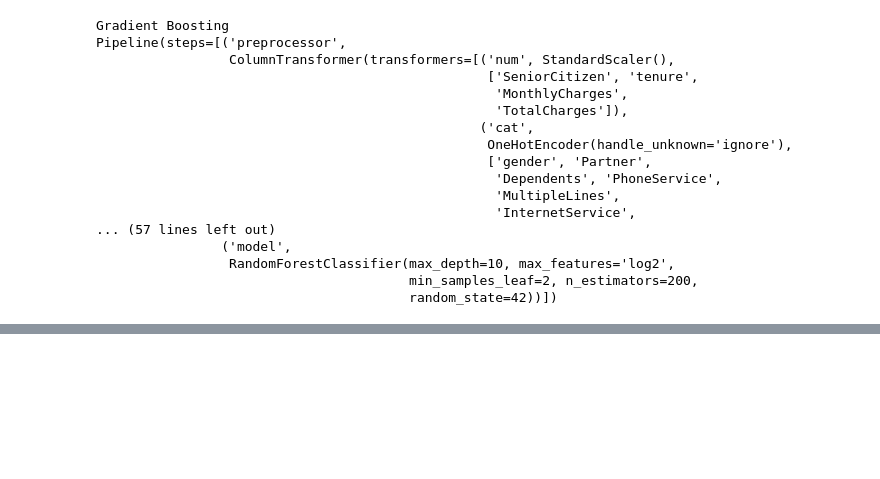
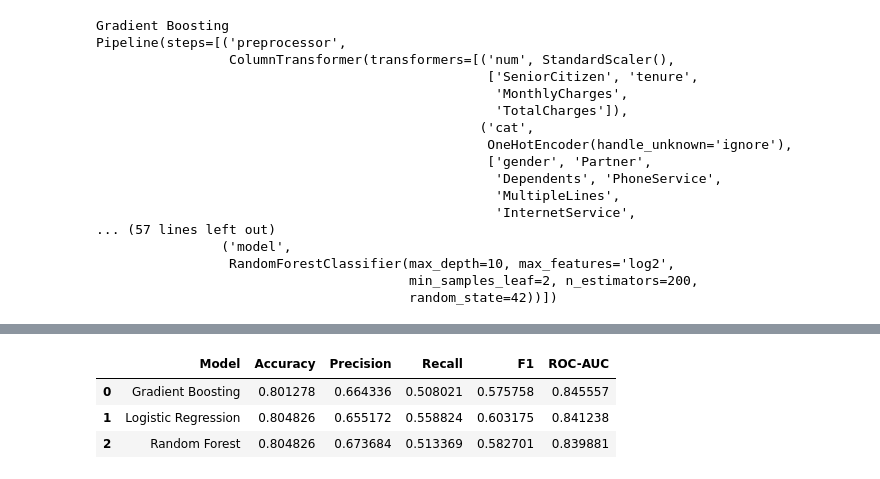
Before and after one commit to BikeshKumar919/customer-churn-ml, a Jupyter notebook: notebooks/03_model_training.ipynb, the cells around one changed output, grey strips where cells are left out. Saved outputs shown, nothing was run; the diff lists cells and outputs as text; code cells hidden in the pictures; blank space fills up the shorter version.

```diff
--- a/notebooks/03_model_training.ipynb
+++ b/notebooks/03_model_training.ipynb
@@ -1021,0 +1038,41 @@ Pipeline(steps=[('preprocessor',
+# %%
+final_results = []
+
+for name, model in best_models.items():
+
+    # Predictions on the untouched test set
+    y_pred = model.predict(X_test)
+    y_prob = model.predict_proba(X_test)[:, 1]
+
+    # Metrics
+    accuracy = accuracy_score(y_test, y_pred)
+    precision = precision_score(y_test, y_pred)
+    recall = recall_score(y_test, y_pred)
+    f1 = f1_score(y_test, y_pred)
+    roc_auc = roc_auc_score(y_test, y_prob)
+
+    final_results.append({
+        "Model": name,
+        "Accuracy": accuracy,
+        "Precision": precision,
+        "Recall": recall,
+        "F1": f1,
+        "ROC-AUC": roc_auc
+    })
+
+    print("=" * 60)
+    print(name)
+    print("=" * 60)
+
+    print("Accuracy :", accuracy)
+    print("Precision:", precision)
+    print("Recall   :", recall)
+    print("F1 Score :", f1)
+    print("ROC-AUC  :", roc_auc)
+
+    print("\nClassification Report:")
+    print(classification_report(y_test, y_pred))
+
+    print("Confusion Matrix:")
+    print(confusion_matrix(y_test, y_pred))
+    print()
@@ -1021,0 +1097,9 @@ Pipeline(steps=[('preprocessor',
+# %%
+final_results_df = pd.DataFrame(final_results)
+
+final_results_df
+# %% [output]
+|  | Model | Accuracy | Precision | Recall | F1 | ROC-AUC |
+| 0 | Gradient Boosting | 0.801278 | 0.664336 | 0.508021 | 0.575758 | 0.845557 |
+| 1 | Logistic Regression | 0.804826 | 0.655172 | 0.558824 | 0.603175 | 0.841238 |
+| 2 | Random Forest | 0.804826 | 0.673684 | 0.513369 | 0.582701 | 0.839881 |
```
Also changed, not shown: parts of 10 cells of this notebook.
